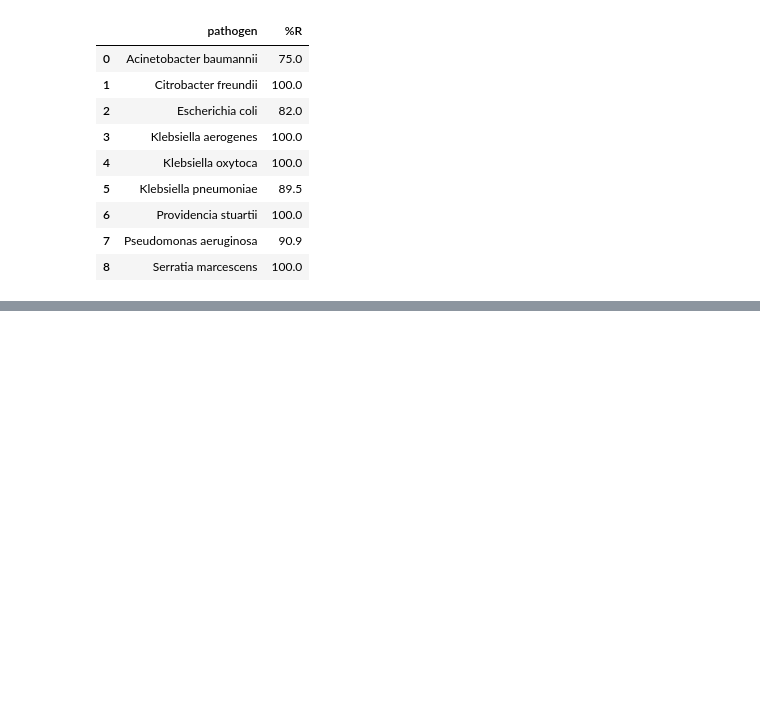
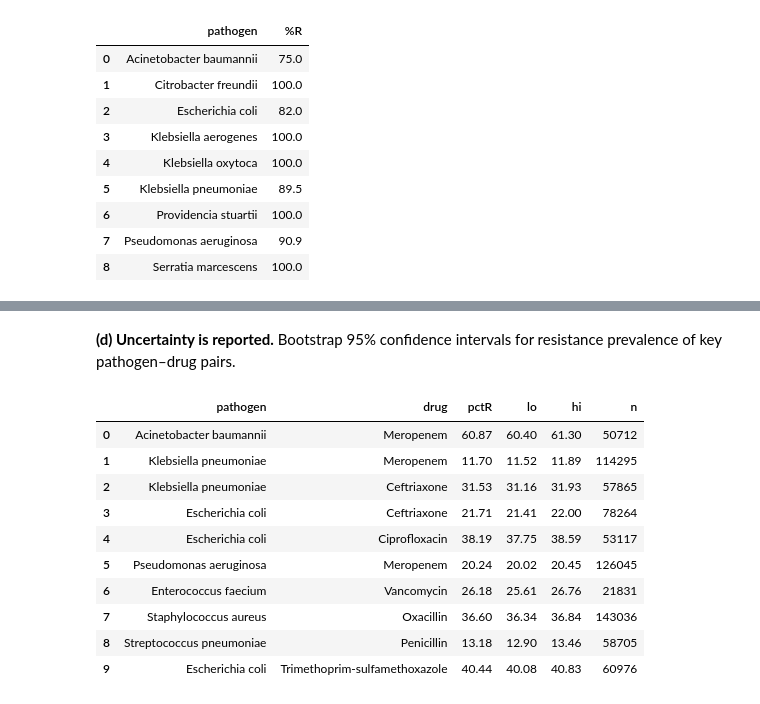
Before and after one commit to niyeldeii/AMR-VIVLI--treatment-gap-radar, a Jupyter notebook: treatment_gap_radar/notebooks/Treatment_Gap_Radar.ipynb, the cells around one changed output, grey strips where cells are left out. Saved outputs shown, nothing was run; the diff lists cells and outputs as text; code cells hidden in the pictures; blank space fills up the shorter version.

```diff
--- a/treatment_gap_radar/notebooks/Treatment_Gap_Radar.ipynb
+++ b/treatment_gap_radar/notebooks/Treatment_Gap_Radar.ipynb
@@ -214,0 +227,17 @@ alt[["who", "RNI"]].head(8).round(3)
+# %% [markdown]
+**(d) Uncertainty is reported.** Bootstrap 95% confidence intervals for resistance prevalence
+of key pathogen–drug pairs.
+# %%
+pd.read_parquet(PROCESSED_DIR / 'ci_keypairs.parquet').round(2)
+# %% [output]
+|  | pathogen | drug | pctR | lo | hi | n |
+| 0 | Acinetobacter baumannii | Meropenem | 60.87 | 60.40 | 61.30 | 50712 |
+| 1 | Klebsiella pneumoniae | Meropenem | 11.70 | 11.52 | 11.89 | 114295 |
+| 2 | Klebsiella pneumoniae | Ceftriaxone | 31.53 | 31.16 | 31.93 | 57865 |
+| 3 | Escherichia coli | Ceftriaxone | 21.71 | 21.41 | 22.00 | 78264 |
+| 4 | Escherichia coli | Ciprofloxacin | 38.19 | 37.75 | 38.59 | 53117 |
+| 5 | Pseudomonas aeruginosa | Meropenem | 20.24 | 20.02 | 20.45 | 126045 |
+| 6 | Enterococcus faecium | Vancomycin | 26.18 | 25.61 | 26.76 | 21831 |
+| 7 | Staphylococcus aureus | Oxacillin | 36.60 | 36.34 | 36.84 | 143036 |
+| 8 | Streptococcus pneumoniae | Penicillin | 13.18 | 12.90 | 13.46 | 58705 |
+| 9 | Escherichia coli | Trimethoprim-sulfamethoxazole | 40.44 | 40.08 | 40.83 | 60976 |
```
Also changed, not shown: parts of 16 cells of this notebook, 12 other files.
